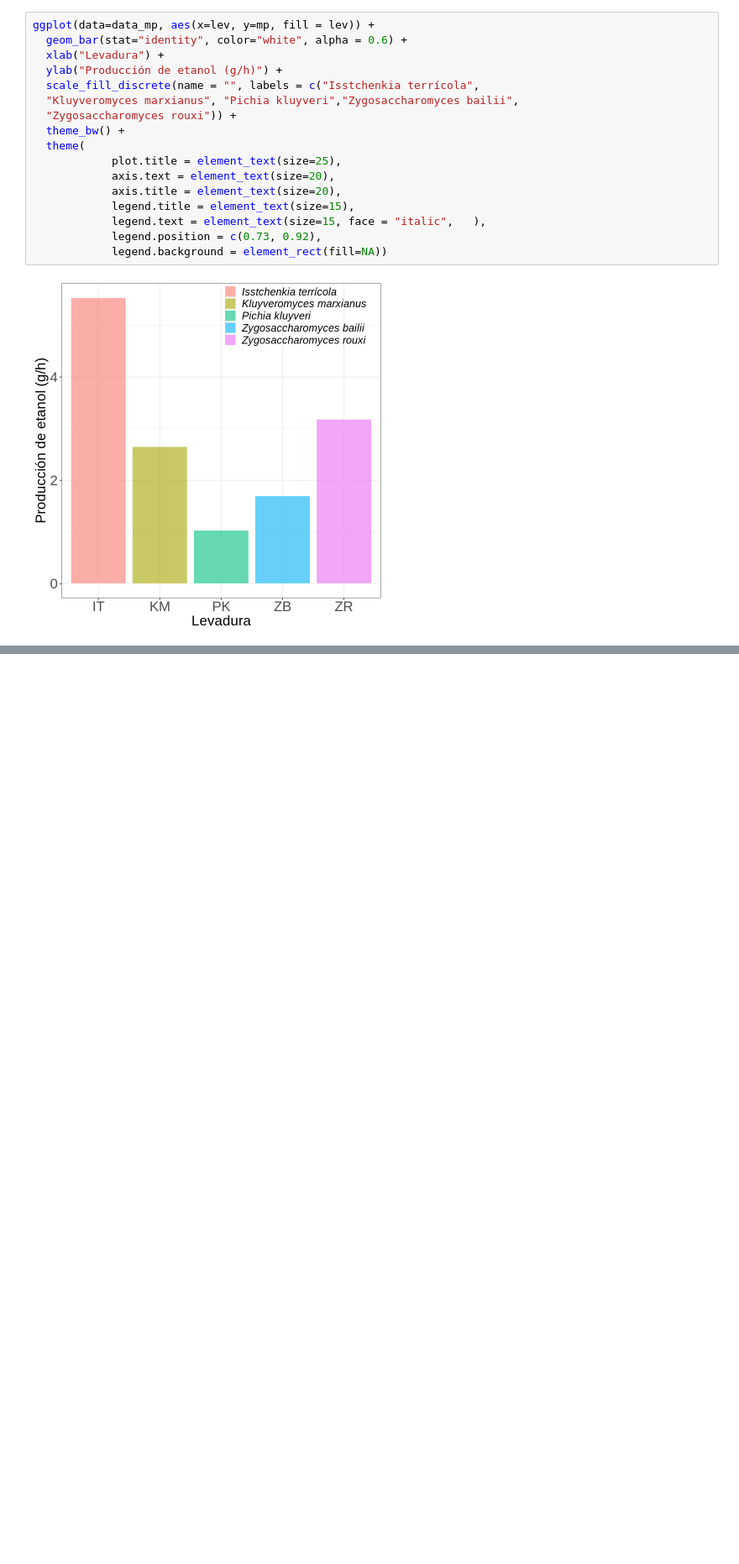
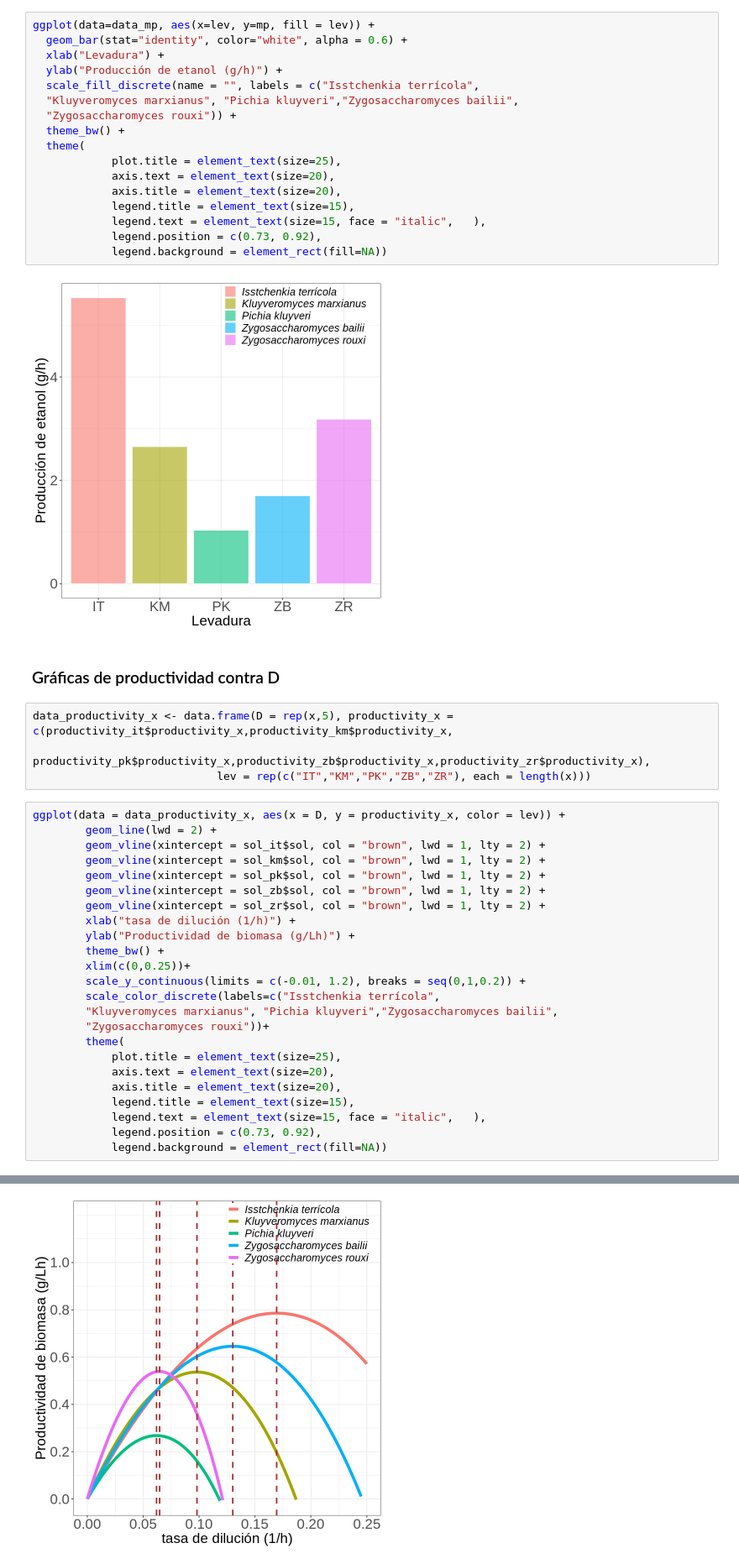
Before and after one commit to JuanM-GG/modelos-tesis, a Jupyter notebook: optimizacion_tasa_dilucion.ipynb, the cells around one changed output, grey strips where cells are left out. Shown at 84% size. Drawn from its saved outputs; the diff is of its cells as text; blank space fills up the shorter version.

```diff
--- a/optimizacion_tasa_dilucion.ipynb
+++ b/optimizacion_tasa_dilucion.ipynb
@@ -558,3 +591,34 @@ ggplot(data=data_mp, aes(x=lev, y=mp, fill = lev)) +
             legend.background = element_rect(fill=NA))
 # %% [output]
 [figure]
+# %% [markdown]
+### Gráficas de productividad contra D
+# %%
+data_productivity_x <- data.frame(D = rep(x,5), productivity_x = c(productivity_it$productivity_x,productivity_km$productivity_x,
+                            productivity_pk$productivity_x,productivity_zb$productivity_x,productivity_zr$productivity_x),
+                            lev = rep(c("IT","KM","PK","ZB","ZR"), each = length(x)))
+# %%
+ggplot(data = data_productivity_x, aes(x = D, y = productivity_x, color = lev)) +
+        geom_line(lwd = 2) +
+        geom_vline(xintercept = sol_it$sol, col = "brown", lwd = 1, lty = 2) +
+        geom_vline(xintercept = sol_km$sol, col = "brown", lwd = 1, lty = 2) +
+        geom_vline(xintercept = sol_pk$sol, col = "brown", lwd = 1, lty = 2) +
+        geom_vline(xintercept = sol_zb$sol, col = "brown", lwd = 1, lty = 2) +
+        geom_vline(xintercept = sol_zr$sol, col = "brown", lwd = 1, lty = 2) +
+        xlab("tasa de dilución (1/h)") +
+        ylab("Productividad de biomasa (g/Lh)") +
+        theme_bw() +
+        xlim(c(0,0.25))+
+        scale_y_continuous(limits = c(-0.01, 1.2), breaks = seq(0,1,0.2)) +
+        scale_color_discrete(labels=c("Isstchenkia terrícola",
+        "Kluyveromyces marxianus", "Pichia kluyveri","Zygosaccharomyces bailii",
+        "Zygosaccharomyces rouxi"))+
+        theme(
+            plot.title = element_text(size=25),
+            axis.text = element_text(size=20),
+            axis.title = element_text(size=20),
+            legend.title = element_text(size=15),
+            legend.text = element_text(size=15, face = "italic",   ),
+            legend.position = c(0.73, 0.92),
+            legend.background = element_rect(fill=NA))
+# %% [output]
@@ -560,0 +627 @@ ggplot(data=data_mp, aes(x=lev, y=mp, fill = lev)) +
+[figure, added]
```
Also changed, not shown: parts of 5 cells of this notebook.
